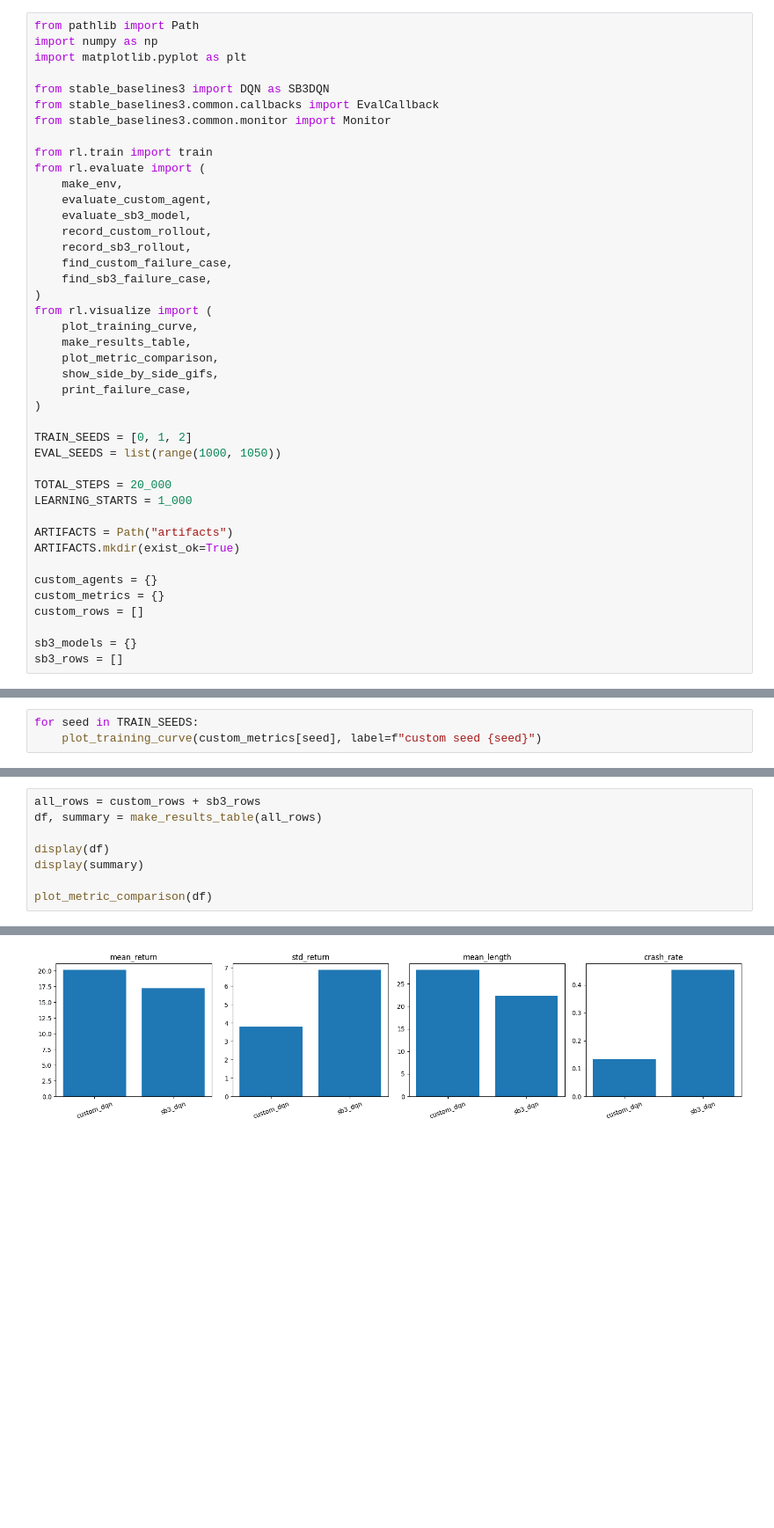
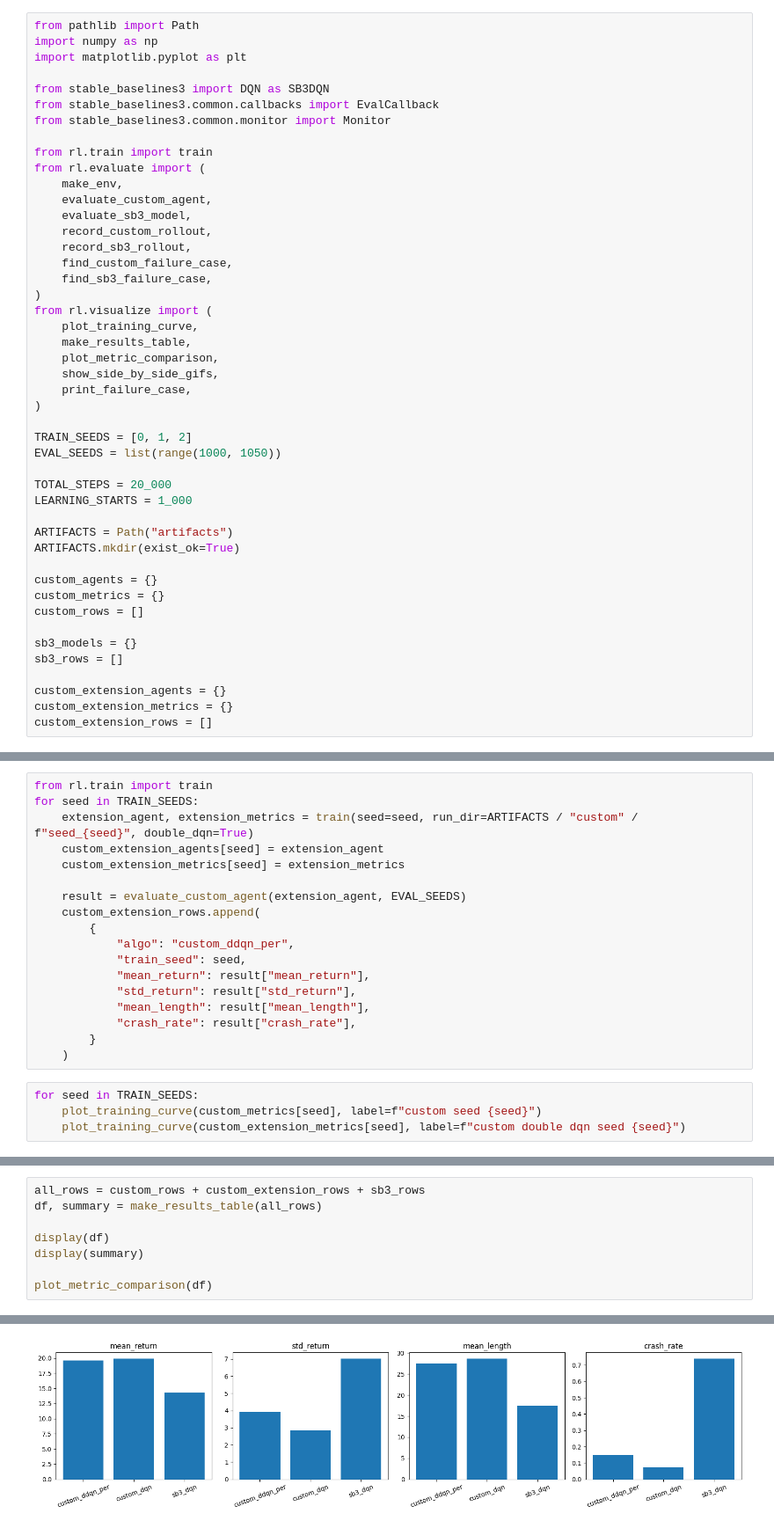
Before and after one commit to tpedenaud/HighwayToRL, a Jupyter notebook: nb.ipynb, the cells around one changed output, grey strips where cells are left out. Shown at 88% size. Saved outputs shown, nothing was run; the diff lists cells and outputs as text; blank space fills up the shorter version.

Commit message:
add extension task ddqn + per

```diff
--- a/nb.ipynb
+++ b/nb.ipynb
@@ -40,6 +40,10 @@ custom_rows = []
 
 sb3_models = {}
 sb3_rows = []
+
+custom_extension_agents = {}
+custom_extension_metrics = {}
+custom_extension_rows = []
 # %%
 for seed in TRAIN_SEEDS:
     agent, metrics = train(seed=seed, run_dir=ARTIFACTS / "custom" / f"seed_{seed}")
@@ -78,4 +64,23 @@ step=19976, return=21.88, epsilon=0.051
+# %%
+from rl.train import train
+for seed in TRAIN_SEEDS:
+    extension_agent, extension_metrics = train(seed=seed, run_dir=ARTIFACTS / "custom" / f"seed_{seed}", double_dqn=True)
+    custom_extension_agents[seed] = extension_agent
+    custom_extension_metrics[seed] = extension_metrics
+
+    result = evaluate_custom_agent(extension_agent, EVAL_SEEDS)
+    custom_extension_rows.append(
+        {
+            "algo": "custom_ddqn_per",
+            "train_seed": seed,
+            "mean_return": result["mean_return"],
+            "std_return": result["std_return"],
+            "mean_length": result["mean_length"],
+            "crash_rate": result["crash_rate"],
+        }
+    )
 # %%
 for seed in TRAIN_SEEDS:
     plot_training_curve(custom_metrics[seed], label=f"custom seed {seed}")
+    plot_training_curve(custom_extension_metrics[seed], label=f"custom double dqn seed {seed}")
 # %% [output]
@@ -169,5 +177,5 @@ for seed in TRAIN_SEEDS:
 # %%
-all_rows = custom_rows + sb3_rows
+all_rows = custom_rows + custom_extension_rows + sb3_rows
 df, summary = make_results_table(all_rows)
 
 display(df)
@@ -190,4 +202,4 @@ plot_metric_comparison(df)
-[figure, old version]
+[figure, new version]
 # %%
 custom_rollout = record_custom_rollout(
     custom_agents[0],
```
Also changed, not shown: parts of 6 cells of this notebook, 45 other files.
